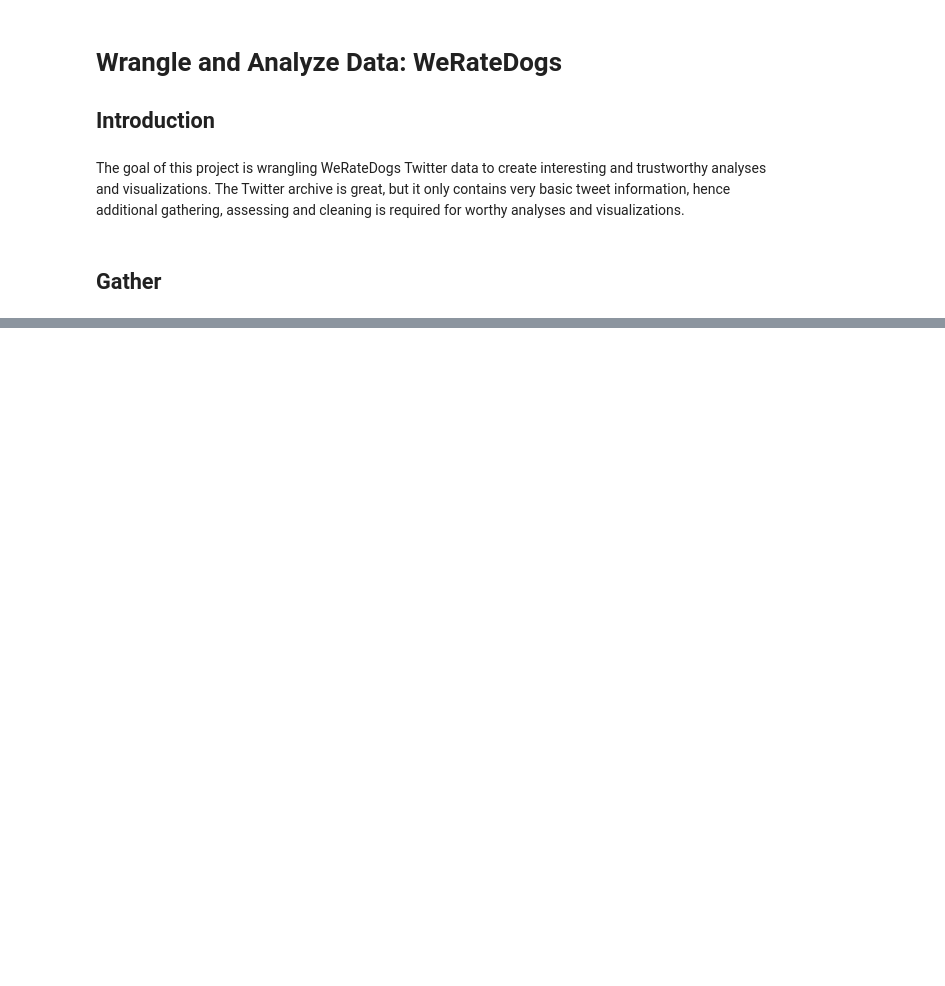
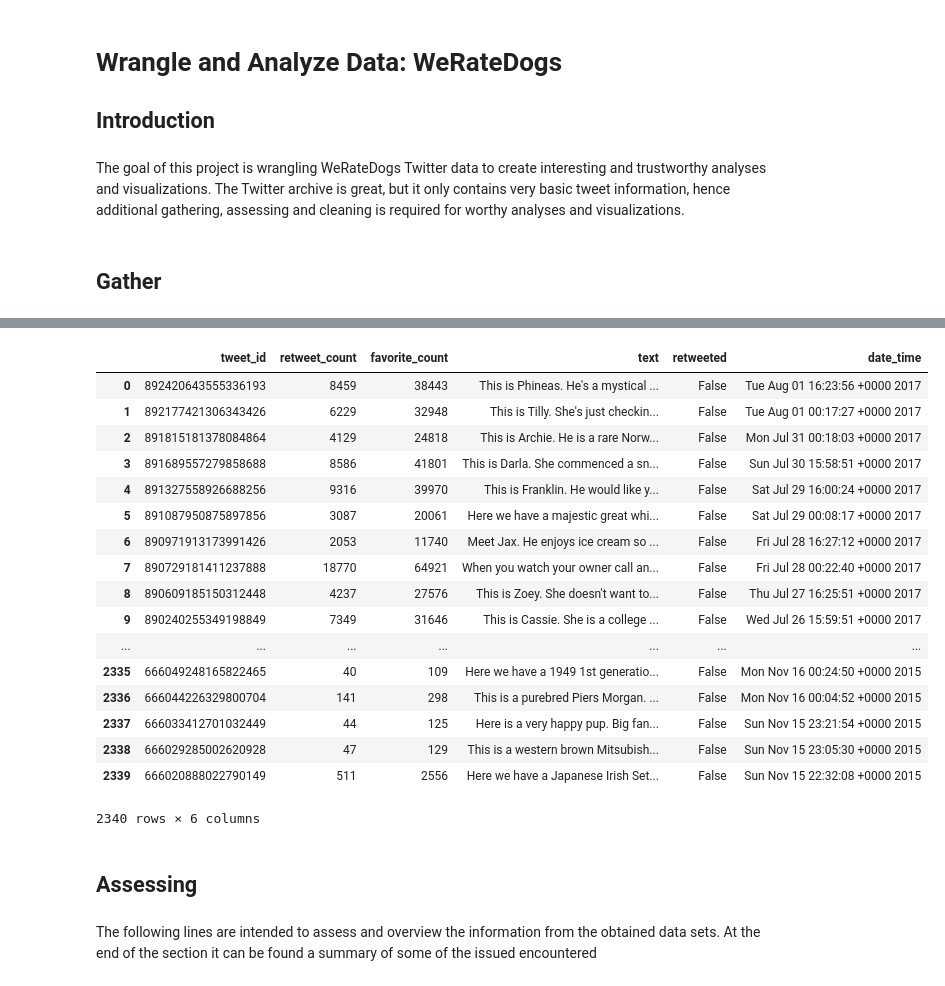
Before and after one commit to yagueits/Web-scrapping, a Jupyter notebook: wrangle_actYAGO.ipynb, the cells around one changed output, grey strips where cells are left out. Cells and saved outputs as stored; diff of their text form; code cells hidden in the pictures; blank space fills up the shorter version.

```diff
--- a/wrangle_actYAGO.ipynb
+++ b/wrangle_actYAGO.ipynb
@@ -130,0 +123,28 @@ tweet_df = pd.read_json('tweet_json.txt',orient='index')
+# %%
+tweet_data = pd.read_csv('tweet_json.txt', encoding = 'utf-8')
+# %%
+tweet_data
+# %% [output]
+|  | tweet_id | retweet_count | favorite_count | text | retweeted | date_time |
+| 0 | 892420643555336193 | 8459 | 38443 | This is Phineas. He's a mystical ... | False | Tue Aug 01 16:23:56 +0000 2017 |
+| 1 | 892177421306343426 | 6229 | 32948 | This is Tilly. She's just checkin... | False | Tue Aug 01 00:17:27 +0000 2017 |
+| 2 | 891815181378084864 | 4129 | 24818 | This is Archie. He is a rare Norw... | False | Mon Jul 31 00:18:03 +0000 2017 |
+| 3 | 891689557279858688 | 8586 | 41801 | This is Darla. She commenced a sn... | False | Sun Jul 30 15:58:51 +0000 2017 |
+| 4 | 891327558926688256 | 9316 | 39970 | This is Franklin. He would like y... | False | Sat Jul 29 16:00:24 +0000 2017 |
+| 5 | 891087950875897856 | 3087 | 20061 | Here we have a majestic great whi... | False | Sat Jul 29 00:08:17 +0000 2017 |
+| 6 | 890971913173991426 | 2053 | 11740 | Meet Jax. He enjoys ice cream so ... | False | Fri Jul 28 16:27:12 +0000 2017 |
+| 7 | 890729181411237888 | 18770 | 64921 | When you watch your owner call an... | False | Fri Jul 28 00:22:40 +0000 2017 |
+| 8 | 890609185150312448 | 4237 | 27576 | This is Zoey. She doesn't want to... | False | Thu Jul 27 16:25:51 +0000 2017 |
+| 9 | 890240255349198849 | 7349 | 31646 | This is Cassie. She is a college ... | False | Wed Jul 26 15:59:51 +0000 2017 |
+| ... | ... | ... | ... | ... | ... | ... |
+| 2335 | 666049248165822465 | 40 | 109 | Here we have a 1949 1st generatio... | False | Mon Nov 16 00:24:50 +0000 2015 |
+| 2336 | 666044226329800704 | 141 | 298 | This is a purebred Piers Morgan. ... | False | Mon Nov 16 00:04:52 +0000 2015 |
+| 2337 | 666033412701032449 | 44 | 125 | Here is a very happy pup. Big fan... | False | Sun Nov 15 23:21:54 +0000 2015 |
+| 2338 | 666029285002620928 | 47 | 129 | This is a western brown Mitsubish... | False | Sun Nov 15 23:05:30 +0000 2015 |
+| 2339 | 666020888022790149 | 511 | 2556 | Here we have a Japanese Irish Set... | False | Sun Nov 15 22:32:08 +0000 2015 |
+2340 rows × 6 columns
+# %% [markdown]
+## Assessing
+# %% [markdown]
+The following lines are intended to assess and overview the information from the obtained data sets.
+At the end of the section it can be found a summary of some of the issued encountered
```
Also changed, not shown: parts of 12 cells of this notebook.
